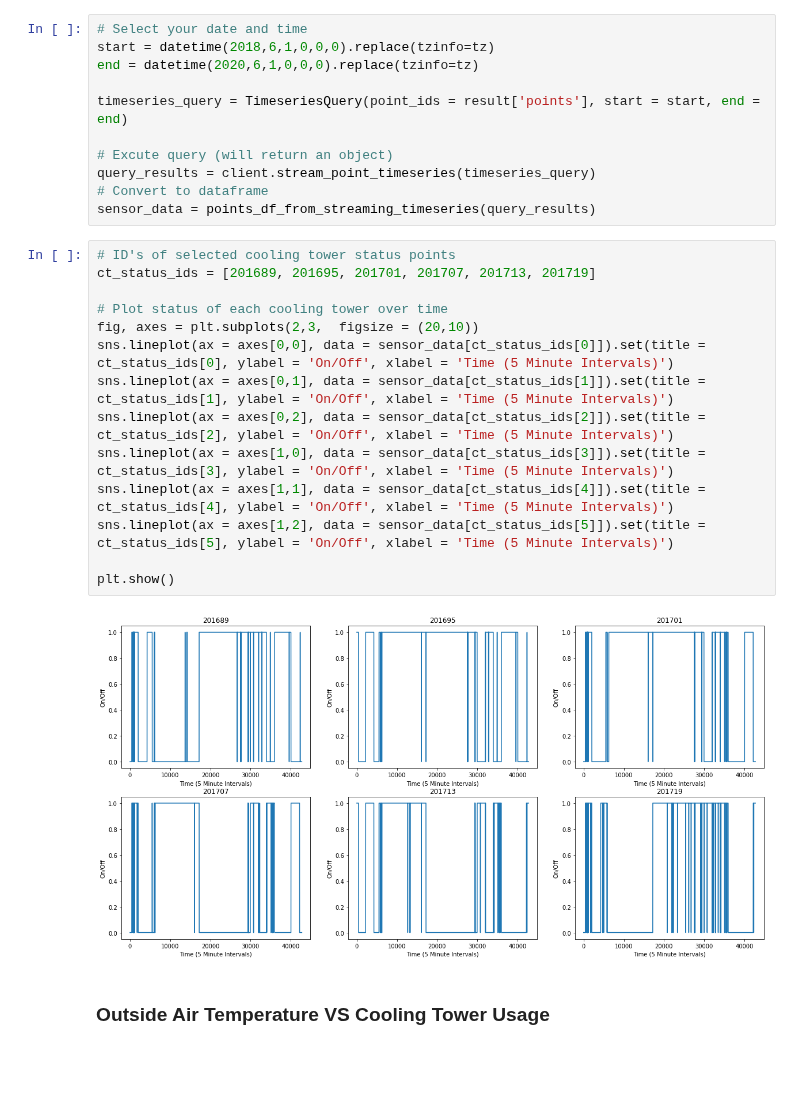
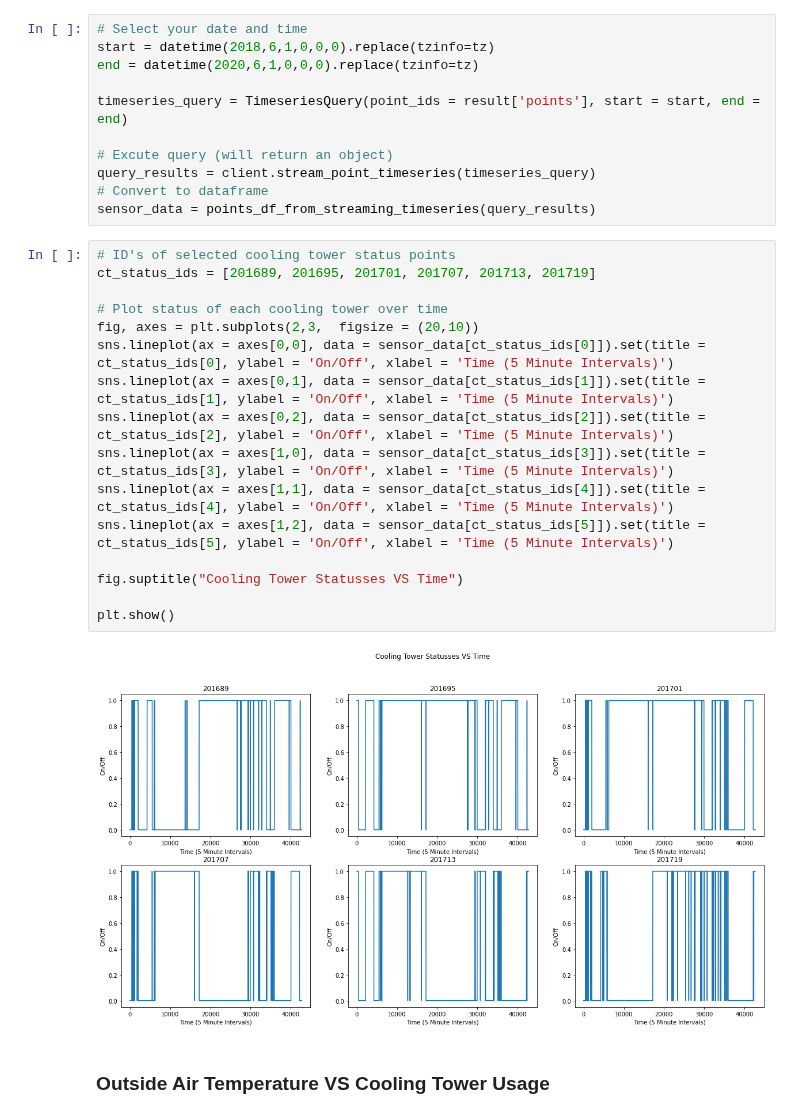
Before and after one commit to yairg98/Data-Driven-Problem-Solving, a Jupyter notebook: Assignments/Final Project/FinalProjectNotebook.ipynb, the cells around one changed output. Drawn from its saved outputs; the diff is of its cells as text; blank space fills up the shorter version.

```diff
--- a/Assignments/Final Project/FinalProjectNotebook.ipynb
+++ b/Assignments/Final Project/FinalProjectNotebook.ipynb
@@ -441,19 +441,21 @@ sensor_data = points_df_from_streaming_timeseries(query_results)
 # %%
 # ID's of selected cooling tower status points
 ct_status_ids = [201689, 201695, 201701, 201707, 201713, 201719]
 
 # Plot status of each cooling tower over time
 fig, axes = plt.subplots(2,3,  figsize = (20,10))
 sns.lineplot(ax = axes[0,0], data = sensor_data[ct_status_ids[0]]).set(title = ct_status_ids[0], ylabel = 'On/Off', xlabel = 'Time (5 Minute Intervals)')
 sns.lineplot(ax = axes[0,1], data = sensor_data[ct_status_ids[1]]).set(title = ct_status_ids[1], ylabel = 'On/Off', xlabel = 'Time (5 Minute Intervals)')
 sns.lineplot(ax = axes[0,2], data = sensor_data[ct_status_ids[2]]).set(title = ct_status_ids[2], ylabel = 'On/Off', xlabel = 'Time (5 Minute Intervals)')
 sns.lineplot(ax = axes[1,0], data = sensor_data[ct_status_ids[3]]).set(title = ct_status_ids[3], ylabel = 'On/Off', xlabel = 'Time (5 Minute Intervals)')
 sns.lineplot(ax = axes[1,1], data = sensor_data[ct_status_ids[4]]).set(title = ct_status_ids[4], ylabel = 'On/Off', xlabel = 'Time (5 Minute Intervals)')
 sns.lineplot(ax = axes[1,2], data = sensor_data[ct_status_ids[5]]).set(title = ct_status_ids[5], ylabel = 'On/Off', xlabel = 'Time (5 Minute Intervals)')
 
+fig.suptitle("Cooling Tower Statusses VS Time")
+
 plt.show()
 # %% [output]
-[figure, old version]
+[figure, new version]
 # %% [markdown]
 ### Outside Air Temperature VS Cooling Tower Usage
 # %% [markdown]
```
